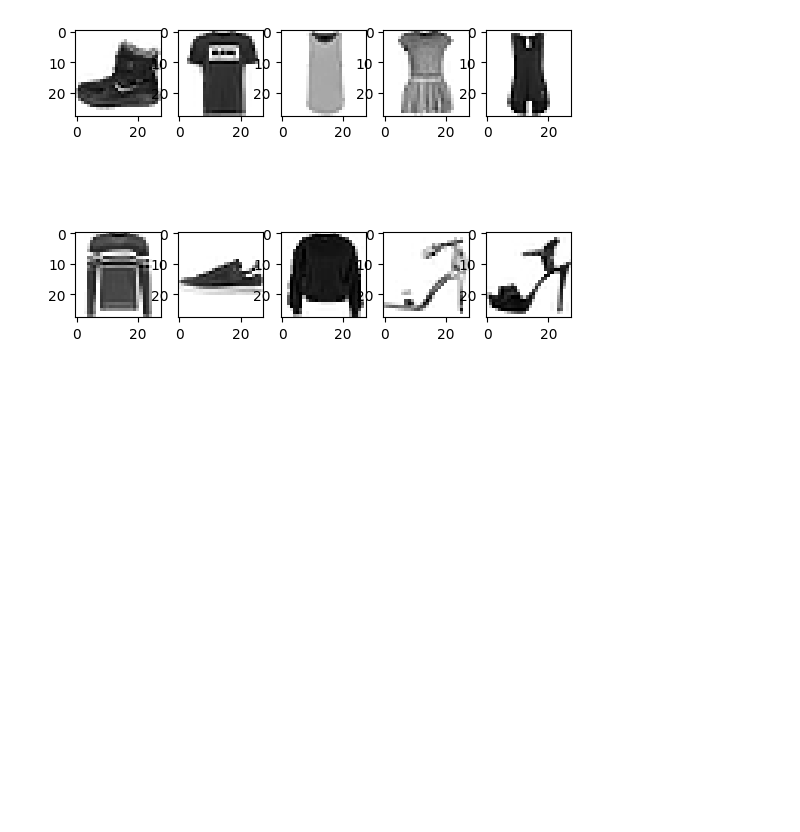
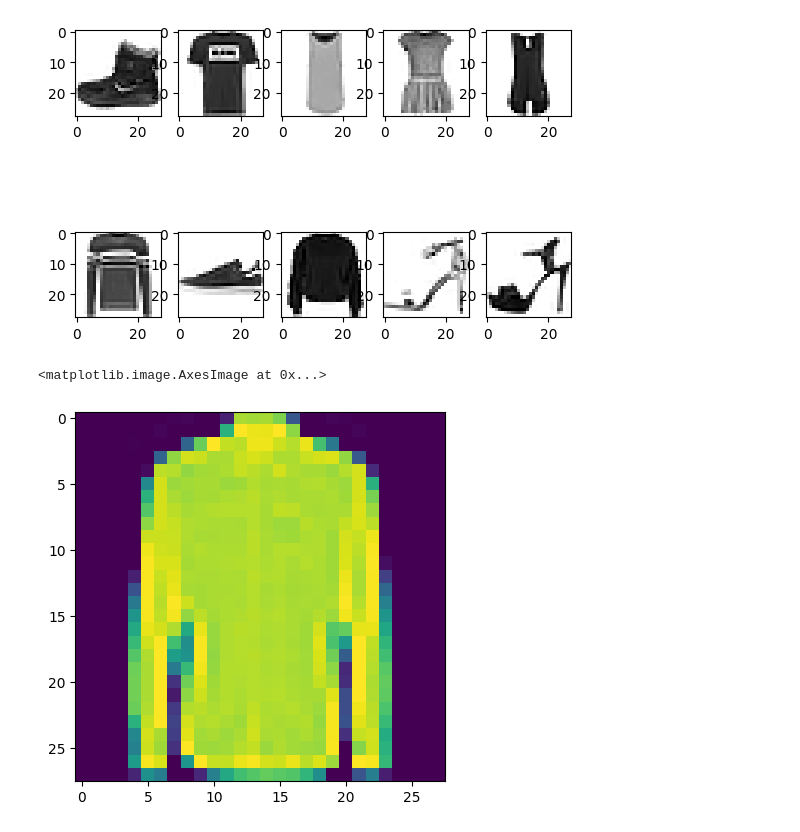
Before and after one commit to juneedpk/vscode-jupyter, a Jupyter notebook: tensorflow/fmnist.ipynb, the cells around one changed output. Cells and saved outputs as stored; diff of their text form; code cells hidden in the pictures; blank space fills up the shorter version.

```diff
--- a/tensorflow/fmnist.ipynb
+++ b/tensorflow/fmnist.ipynb
@@ -24,6 +24,13 @@ for i in range(10):
     plt.imshow(train_images[i], cmap=plt.cm.binary)
 # %% [output]
 [figure]
+# %%
+index=39
+np.set_printoptions(linewidth=320)
+plt.imshow(train_images[index])
+# %% [output]
+<matplotlib.image.AxesImage at 0x...>
+[figure, added]
 # %%
 #creating model
 
```
Also changed, not shown: parts of 4 cells of this notebook.
